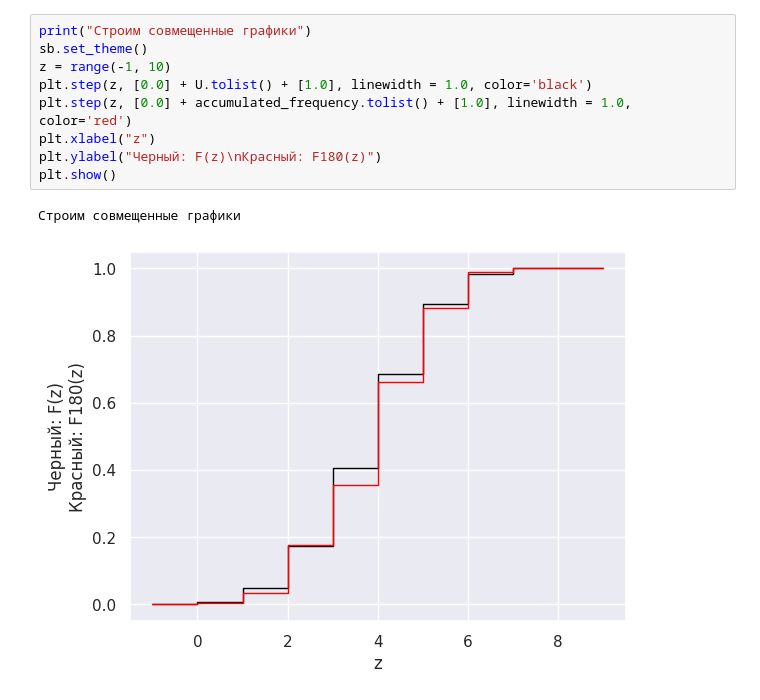
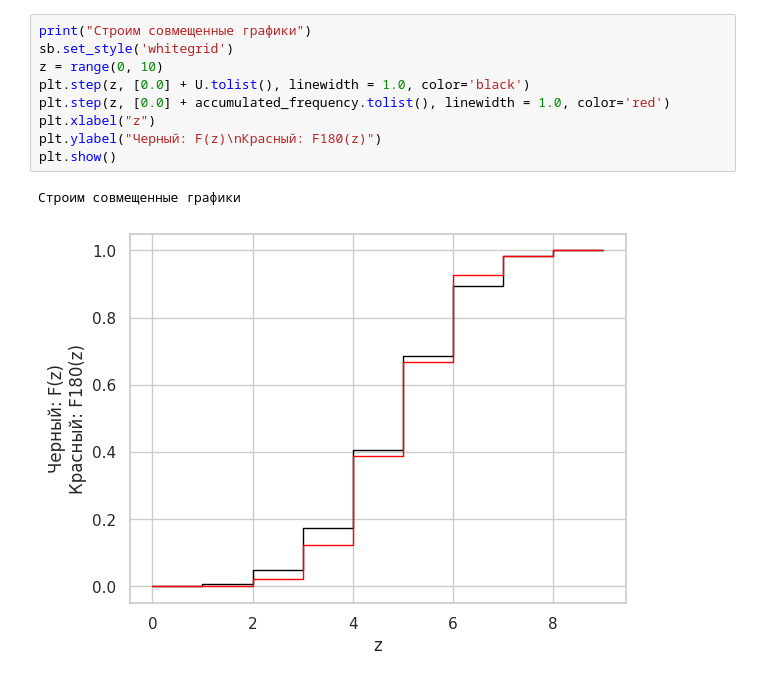
Before and after one commit to sanikulkin/math_stat, a Jupyter notebook: Task2.ipynb, the cells around one changed output. Drawn from its saved outputs; the diff is of its cells as text.

```diff
--- a/Task2.ipynb
+++ b/Task2.ipynb
@@ -125,15 +134,15 @@ y =  [0.1757717 0.5182727 0.2355668 0.6230198 0.8541314 0.0909552 0.7456542
 # %%
 print("Строим совмещенные графики")
-sb.set_theme()
-z = range(-1, 10)
-plt.step(z, [0.0] + U.tolist() + [1.0], linewidth = 1.0, color='black')
-plt.step(z, [0.0] + accumulated_frequency.tolist() + [1.0], linewidth = 1.0, color='red')
+sb.set_style('whitegrid')
+z = range(0, 10)
+plt.step(z, [0.0] + U.tolist(), linewidth = 1.0, color='black')
+plt.step(z, [0.0] + accumulated_frequency.tolist(), linewidth = 1.0, color='red')
 plt.xlabel("z")
 plt.ylabel("Черный: F(z)\nКрасный: F180(z)")
 plt.show()
 # %% [output]
 Строим совмещенные графики
-[figure, old version]
+[figure, new version]
 # %%
 modul = np.array([0])
 for i in range(k + 1):
```
Also changed, not shown: parts of 7 cells of this notebook, 11 other files.
